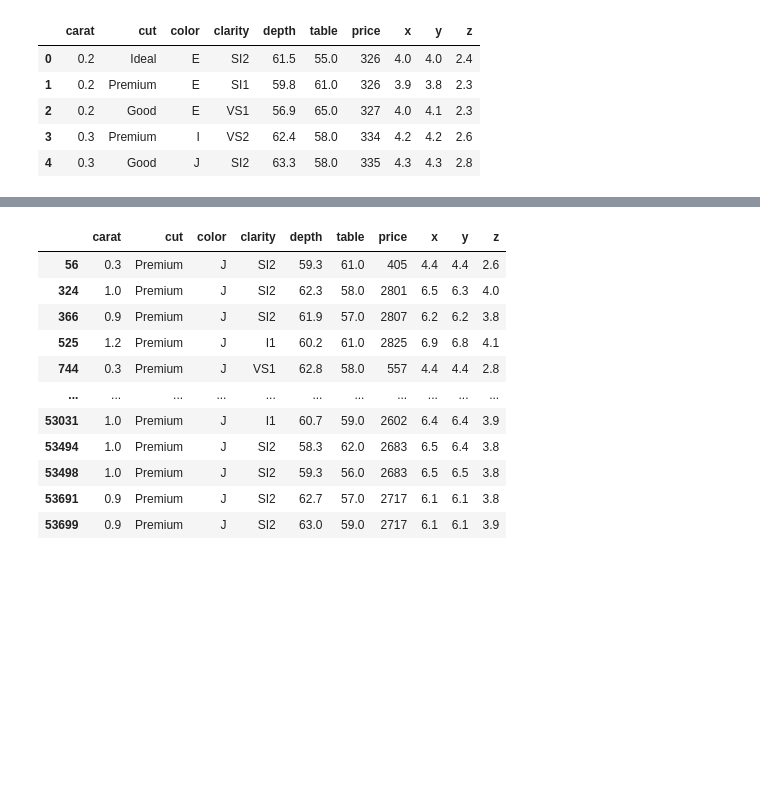
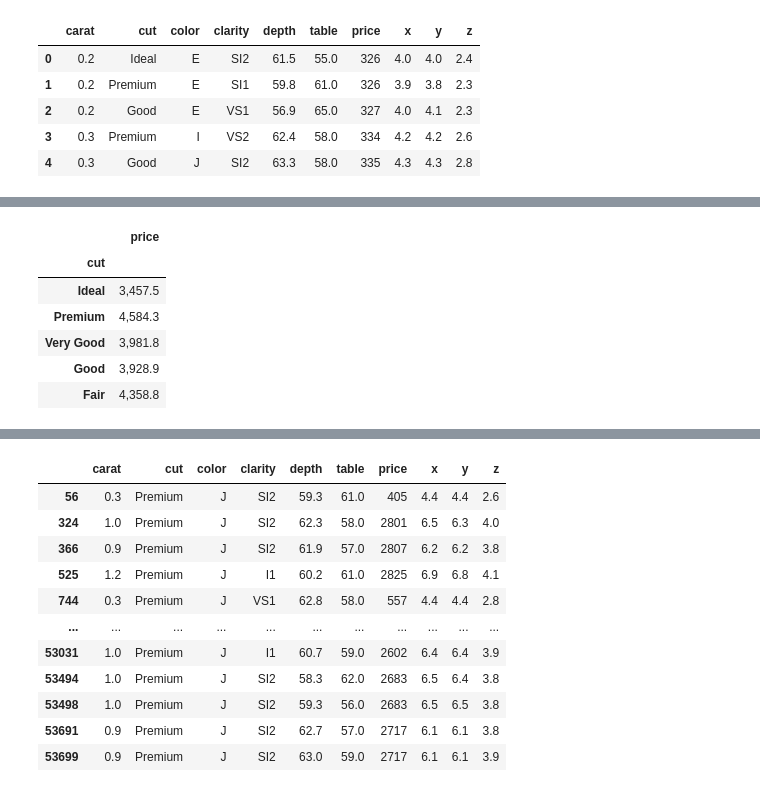
Before and after one commit to rocooper7/8.Pandas, a Jupyter notebook: 1.Pandas/2.8.1.Groupby.ipynb, the cells around one changed output, grey strips where cells are left out. Cells and saved outputs as stored; diff of their text form; code cells hidden in the pictures; blank space fills up the shorter version.

```diff
--- a/1.Pandas/2.8.1.Groupby.ipynb
+++ b/1.Pandas/2.8.1.Groupby.ipynb
@@ -47,4 +47,14 @@ Very Good    12082
 Name: carat, dtype: int64
+# %%
+df.groupby('cut')['price'].mean().to_frame()
+# %% [output]
+|  | price |
+| cut |  |
+| Ideal | 3,457.5 |
+| Premium | 4,584.3 |
+| Very Good | 3,981.8 |
+| Good | 3,928.9 |
+| Fair | 4,358.8 |
 # %%
 for cut,group in df.groupby('cut')['price']:
     grouped_sized = group.mean()
```
Also changed, not shown: parts of 11 cells of this notebook, 8 other files.
